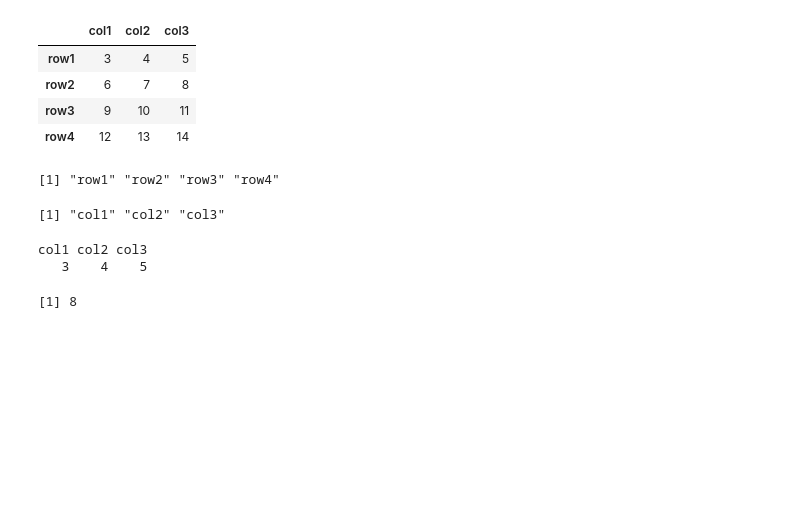
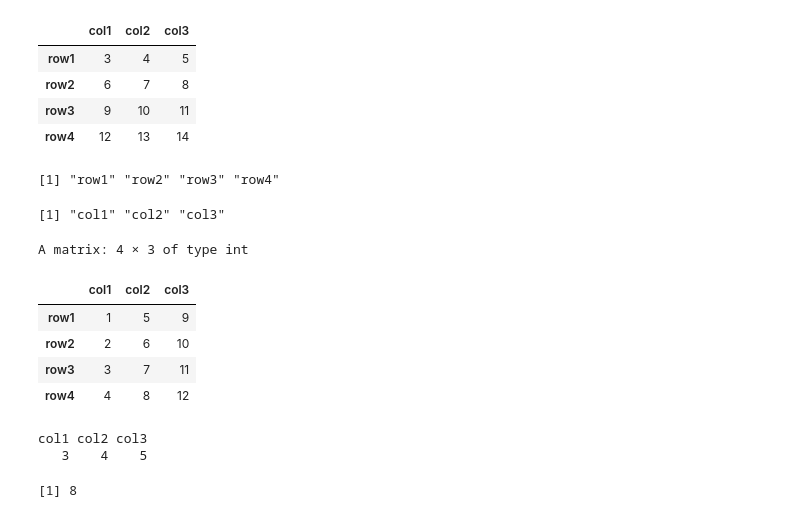
Before and after one commit to ly129/EPIB613_2020, a Jupyter notebook: Notes.ipynb, the cells around one changed output. Saved outputs shown, nothing was run; the diff lists cells and outputs as text; code cells hidden in the pictures; blank space fills up the shorter version.

```diff
--- a/Notes.ipynb
+++ b/Notes.ipynb
@@ -1003,6 +1023,15 @@ colnames(matrix)
 # %% [output]
 [1] "row1" "row2" "row3" "row4"
 [1] "col1" "col2" "col3"
+# %%
+matrix(1:12, nrow = 4, dimnames = list(row.names, col.names))
+# %% [output]
+A matrix: 4 × 3 of type int
+|  | col1 | col2 | col3 |
+| row1 | 1 | 5 | 9 |
+| row2 | 2 | 6 | 10 |
+| row3 | 3 | 7 | 11 |
+| row4 | 4 | 8 | 12 |
 # %%
 matrix["row1", ]
 # The output is a named vector as a result of dimension reduction
```
Also changed, not shown: parts of 17 cells of this notebook, 3 other files.
